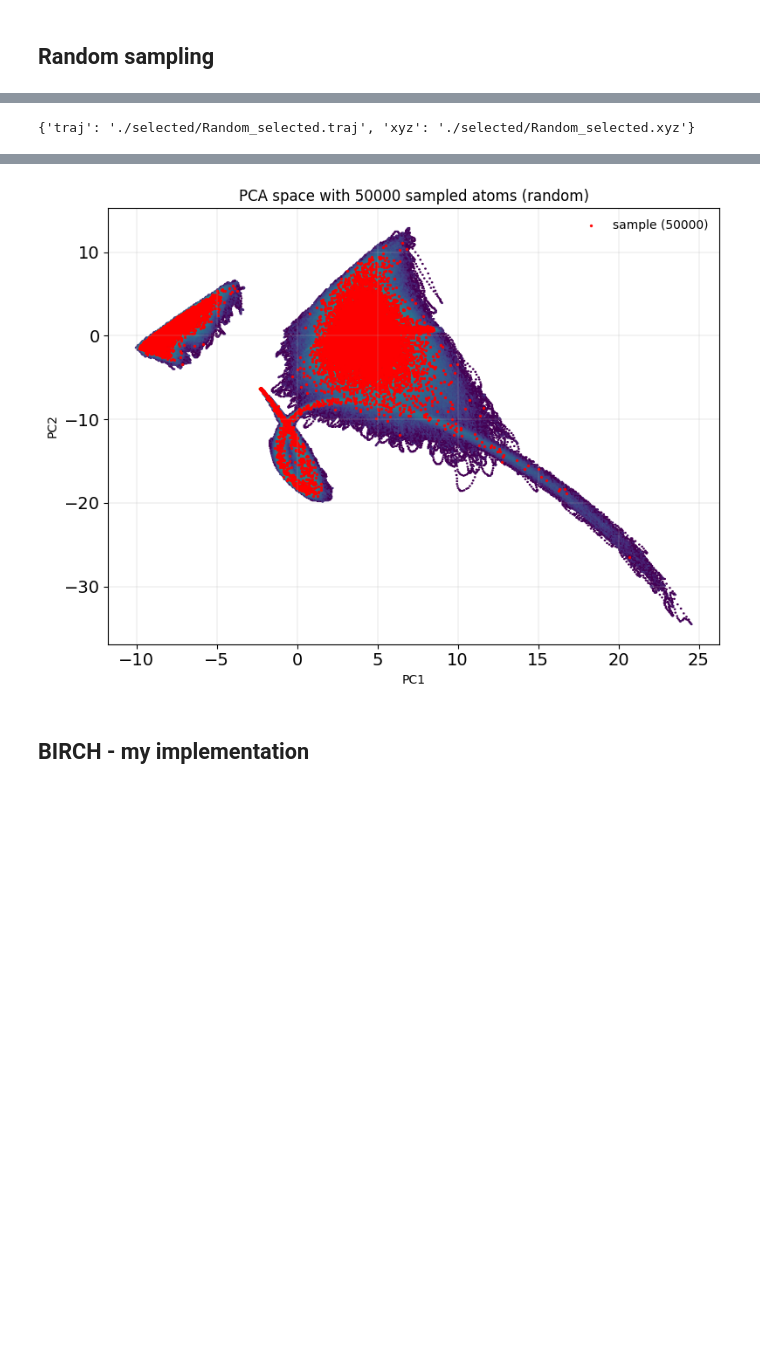
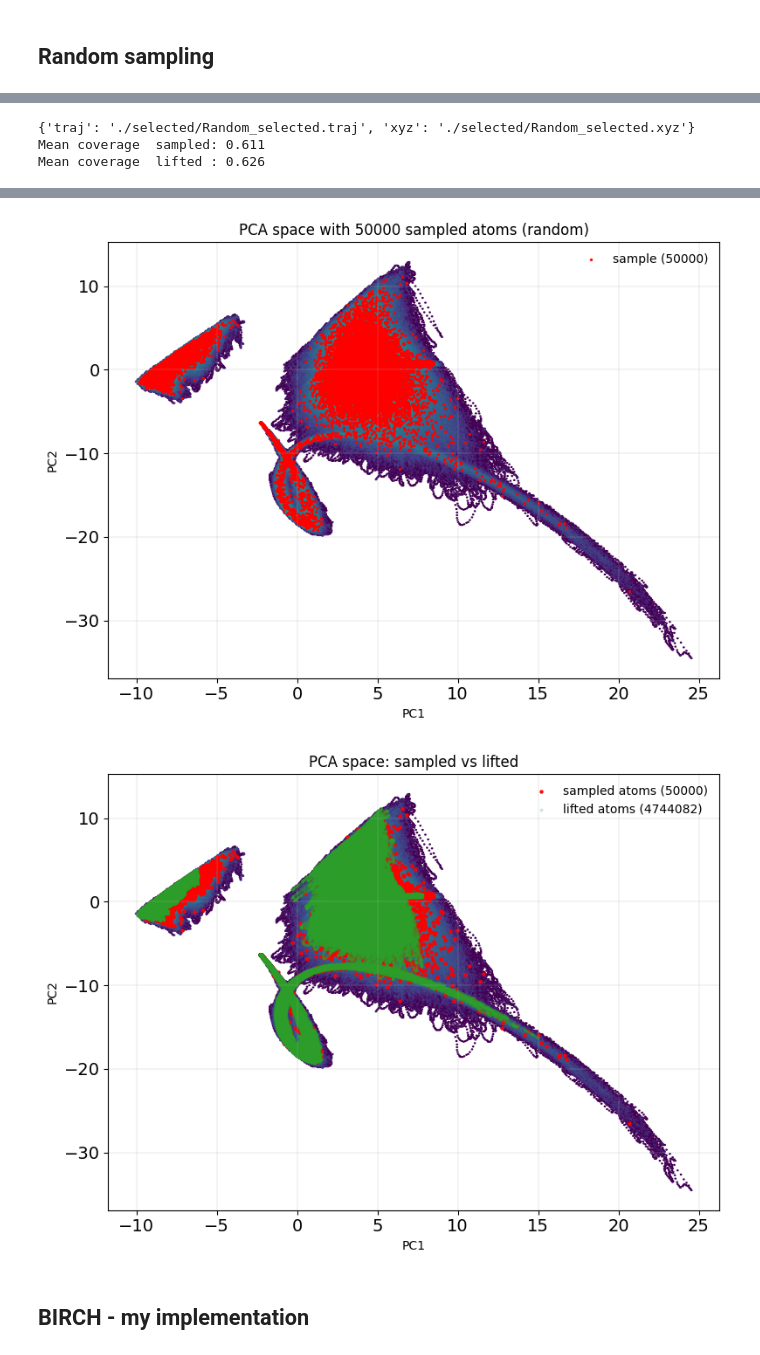
Before and after one commit to SamDFr/data_sampling, a Jupyter notebook: sampler.ipynb, the cells around one changed output, grey strips where cells are left out. Saved outputs shown, nothing was run; the diff lists cells and outputs as text; code cells hidden in the pictures; blank space fills up the shorter version.

Commit message:
represent lifted atoms on PCA map

```diff
--- a/sampler.ipynb
+++ b/sampler.ipynb
@@ -171,33 +171,66 @@ per_pc, mean_cov, bins_used = pc_coverage_bins_auto(
 )
 print("Mean coverage:", mean_cov)
 print("Per-PC bins used:", bins_used[:8])
 print("Per-PC coverage:", per_pc)
 
 plot_sampling_pca(X, idx_atoms, method="random", per_pc=per_pc, npy_file=npy_file)
 
 # One method
 # export files — AUTO picks grouped if any file has >1 frame
 save_files_rdn = True
 if save_files_rdn:
     paths = export_selected_structures(
         chosen_structs,
         method_name="Random",
         outdir=path_to_results,
         extra_formats=("xyz",),         # add "xdatcar" if needed
         manifest=True,
         write_traj=True,
         load_mode="auto"                # or "grouped" to force one-shot reads
     )
     print(paths)
+
+
+# compute lifted indices
+idx_lifted = lifted_atom_indices_from_structs(meta, chosen_structs)
+
+# coverage: sampled vs lifted
+per_pc_s, mean_s, _ = pc_coverage_bins_auto(
+    X, idx_atoms, mode="width", target_width=0.1, min_bins=20, max_bins=10000
+)
+per_pc_L, mean_L, _ = pc_coverage_bins_auto(
+    X, idx_lifted, mode="width", target_width=0.1, min_bins=20, max_bins=10000
+)
+print(f"Mean coverage  sampled: {mean_s:.3f}")
+print(f"Mean coverage  lifted : {mean_L:.3f}")
+
+# PCA scatter: background + overlays (sampled in red, lifted in blue 'x')
+N = X.shape[0]
+fig, ax = plt.subplots(figsize=(8, 6))
+if N > 2_000_000:
+    ax.hexbin(X[:, 0], X[:, 1], gridsize=500, bins="log")
+else:
+    ax.scatter(X[:, 0], X[:, 1], s=1, alpha=0.05)
+
+ax.scatter(X[idx_atoms, 0],  X[idx_atoms, 1],  s=5,  alpha=0.9,  c="r",         marker="o", label=f"sampled atoms ({len(idx_atoms)})")
+ax.scatter(X[idx_lifted, 0], X[idx_lifted, 1], s=3,  alpha=0.25, c="tab:green", marker="x", label=f"lifted atoms ({len(idx_lifted)})")
+
+ax.set_xlabel("PC1"); ax.set_ylabel("PC2")
+ax.set_title("PCA space: sampled vs lifted")
+ax.grid(True, linewidth=0.2); ax.legend(frameon=False, loc="best")
+plt.tight_layout(); plt.show()
 # %% [output]
 Using random sampling ...
 Selected 48409 unique structures.
 Mean coverage: 0.6113965150611926
 Per-PC bins used: [346, 475, 480, 251]
 Per-PC coverage: [0.6201780415430267, 0.6181434599156118, 0.4702127659574468, 0.7370517928286853]
 {'traj': './selected/Random_selected.traj', 'xyz': './selected/Random_selected.xyz'}
+Mean coverage  sampled: 0.611
+Mean coverage  lifted : 0.626
 [figure]
 [figure]
+[figure, added]
 # %% [markdown]
 ## BIRCH - my implementation
 # %%
```
Also changed, not shown: parts of 1 cell of this notebook, 2 other files.
